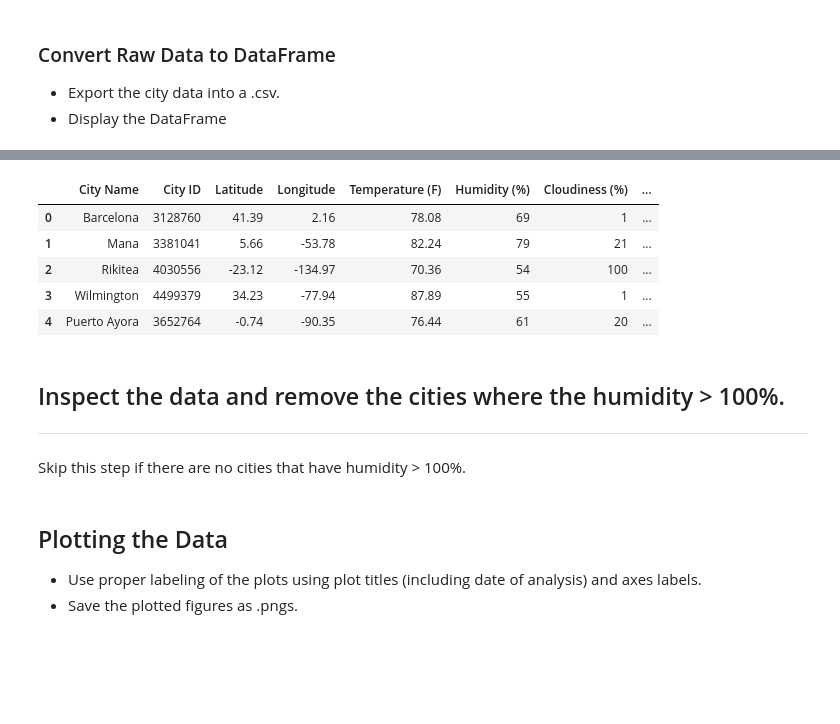
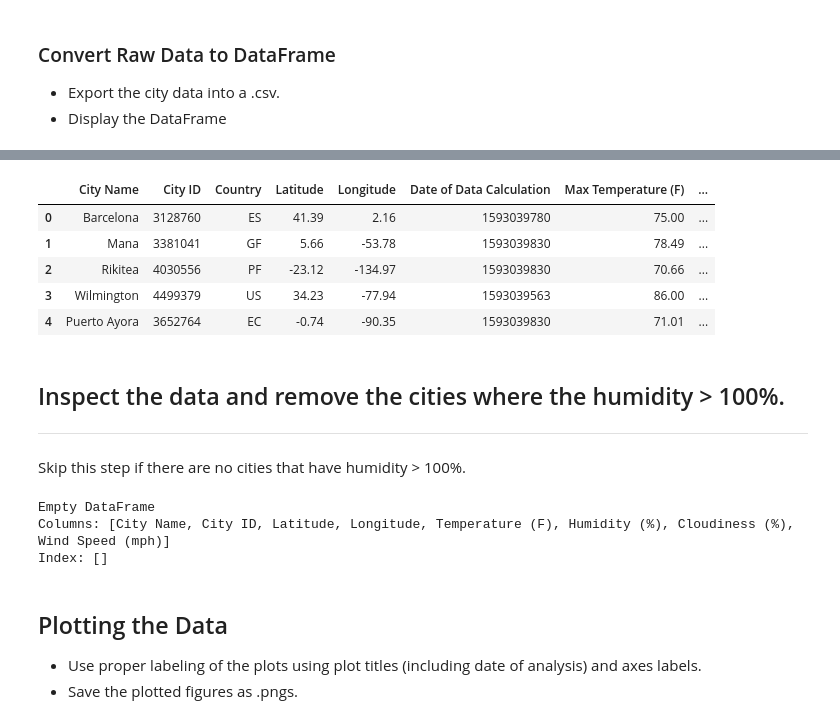
Before and after one commit to jeremyhamley/python-api-challenge, a Jupyter notebook: WeatherPy/WeatherPy.ipynb, the cells around one changed output, grey strips where cells are left out. Saved outputs shown, nothing was run; the diff lists cells and outputs as text; code cells hidden in the pictures; blank space fills up the shorter version.

```diff
--- a/WeatherPy/WeatherPy.ipynb
+++ b/WeatherPy/WeatherPy.ipynb
@@ -63,13 +65,14 @@ weath_url = 'http://api.openweathermap.org/data/2.5/weather?q='
 responses = []
 city_name = []
 city_id = []
+country = []
 lat = []
 lon = []
-temp = []
+date = []
+max_temp = []
 humid = []
 cloud = []
 wind = []
-
 
 for city in cities:
     try:
@@ -77,9 +80,11 @@ for city in cities:
         responses.append(weather_data)
         city_name.append(weather_data['name'])
         city_id.append(weather_data['id'])
+        country.append(weather_data['sys']['country'])
         lat.append(weather_data['coord']['lat'])
         lon.append(weather_data['coord']['lon'])
-        temp.append(weather_data['main']['temp'])
+        date.append(weather_data['dt'])
+        max_temp.append(weather_data['main']['temp_max'])
         humid.append(weather_data['main']['humidity'])
         cloud.append(weather_data['clouds']['all'])
         wind.append(weather_data['wind']['speed'])
@@ -113,14 +118,18 @@ tungkang not found
 * Display the DataFrame
 # %%
 #save all raw data if needed in the future
-raw_weather_data_df = pd.DataFrame(responses)
+#raw_weather_data_df = pd.DataFrame(responses)
 #create a df with the clean city/weather data
-clean_weather_data_df = pd.DataFrame({"City Name": city_name,
-                              "City ID": city_id,
-                              "Latitude": lat,
-                              "Longitude": lon,
-                              "Temperature (F)": temp,
-                              "Humidity (%)": humid,
-                              "Cloudiness (%)": cloud,
-                              "Wind Speed (mph)": wind
-                              })
+clean_city_weather_data_df = pd.DataFrame({"City Name": city_name,
+                                      "City ID": city_id,
+                                      "Country": country,
+                                      "Latitude": lat,
+                                      "Longitude": lon,
+                                      "Date of Data Calculation": date,
+                                      "Max Temperature (F)": max_temp,
+                                      "Humidity (%)": humid,
+                                      "Cloudiness (%)": cloud,
+                                      "Wind Speed (mph)": wind
+                                      })
+
+clean_city_weather_data_df
@@ -127,15 +150,15 @@ clean_weather_data_df = pd.DataFrame({"City Name": city_name,
 # %%
 # Save the raw and clean city/weather dataframe as a csv
 raw_weather_data_df.to_csv("output_data/raw_city_weather_data.csv", encoding="utf-8", index=False)
-clean_weather_data_df.to_csv("output_data/city_weather_data.csv", encoding="utf-8", index=False)
-clean_weather_data_df.head()
+clean_city_weather_data_df.to_csv("output_data/city_weather_data.csv", encoding="utf-8", index=False)
+clean_city_weather_data_df.head()
 # %% [output]
-|  | City Name | City ID | Latitude | Longitude | Temperature (F) | Humidity (%) | Cloudiness (%) | ... |
-| 0 | Barcelona | 3128760 | 41.39 | 2.16 | 78.08 | 69 | 1 | ... |
-| 1 | Mana | 3381041 | 5.66 | -53.78 | 82.24 | 79 | 21 | ... |
-| 2 | Rikitea | 4030556 | -23.12 | -134.97 | 70.36 | 54 | 100 | ... |
-| 3 | Wilmington | 4499379 | 34.23 | -77.94 | 87.89 | 55 | 1 | ... |
-| 4 | Puerto Ayora | 3652764 | -0.74 | -90.35 | 76.44 | 61 | 20 | ... |
+|  | City Name | City ID | Country | Latitude | Longitude | Date of Data Calculation | Max Temperature (F) | ... |
+| 0 | Barcelona | 3128760 | ES | 41.39 | 2.16 | 1593039780 | 75.00 | ... |
+| 1 | Mana | 3381041 | GF | 5.66 | -53.78 | 1593039830 | 78.49 | ... |
+| 2 | Rikitea | 4030556 | PF | -23.12 | -134.97 | 1593039830 | 70.66 | ... |
+| 3 | Wilmington | 4499379 | US | 34.23 | -77.94 | 1593039563 | 86.00 | ... |
+| 4 | Puerto Ayora | 3652764 | EC | -0.74 | -90.35 | 1593039830 | 71.01 | ... |
 # %% [markdown]
 ## Inspect the data and remove the cities where the humidity > 100%.
 ----
@@ -153,3 +166,12 @@ Skip this step if there are no cities that have humidity > 100%.
+# %%
+#pull all cities with humidity > 100%
+over_100_humidity = clean_weather_data_df.loc[clean_weather_data_df["Humidity (%)"] > 100
+                                  ]
+print(over_100_humidity)
+# %% [output]
+Empty DataFrame
+Columns: [City Name, City ID, Latitude, Longitude, Temperature (F), Humidity (%), Cloudiness (%), Wind Speed (mph)]
+Index: []
 # %% [markdown]
 ## Plotting the Data
 * Use proper labeling of the plots using plot titles (including date of analysis) and axes labels.
```
Also changed, not shown: parts of 6 cells of this notebook, 2 other files.
